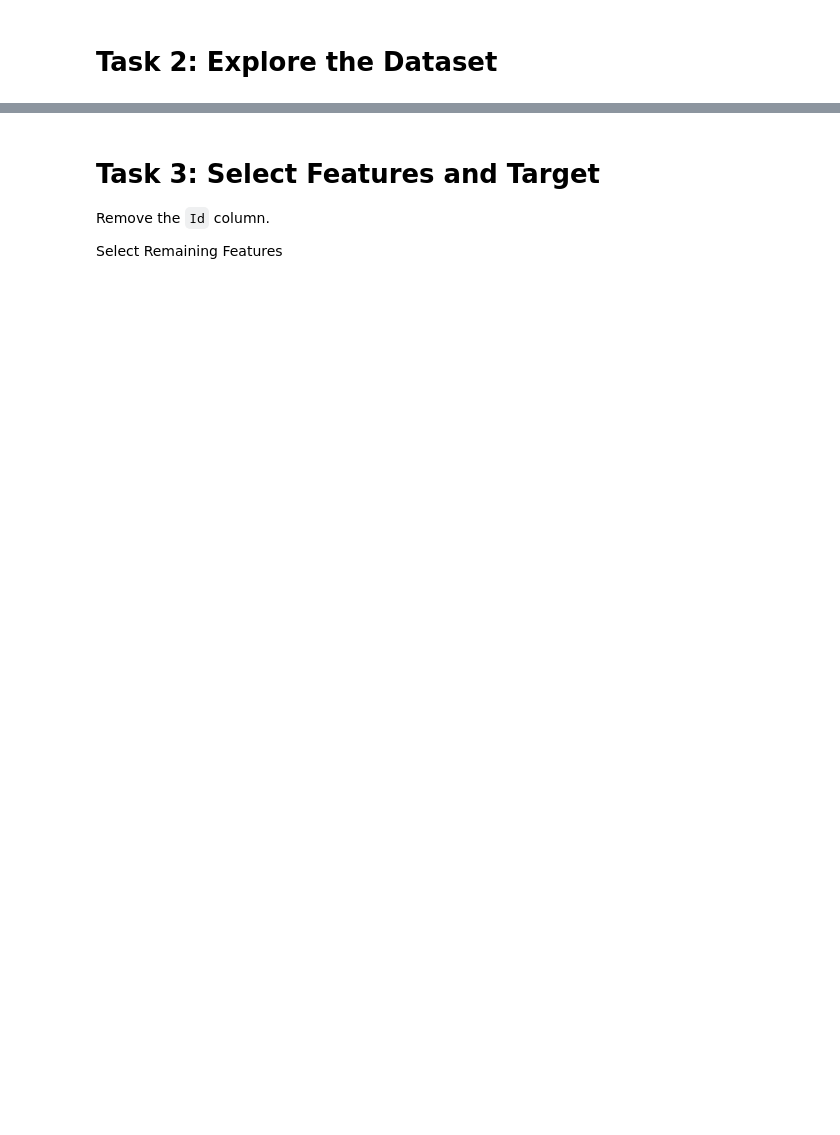
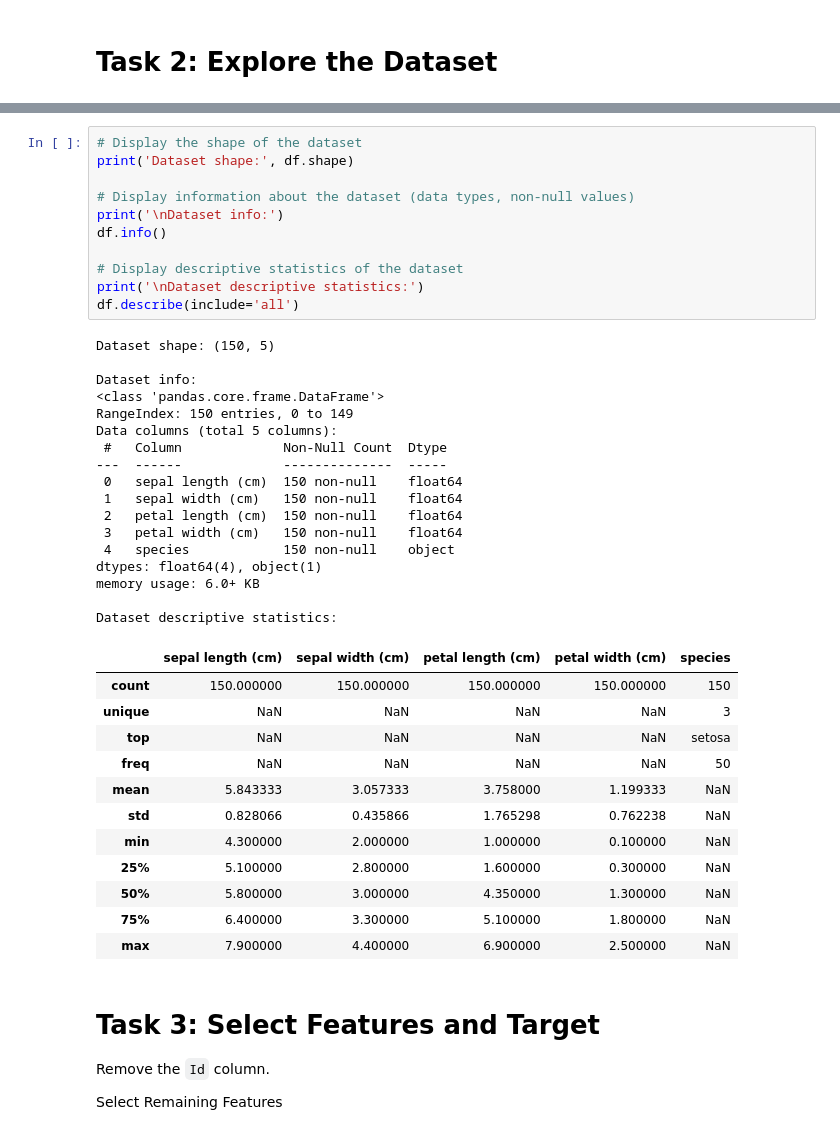
Before and after one commit to Taniya1701/CSL701-CS06_Machine-Learning-Lab, a Jupyter notebook: Experiments and Mini-Project/ML_Experiment_6.ipynb, the cells around one changed output, grey strips where cells are left out. Drawn from its saved outputs; the diff is of its cells as text; blank space fills up the shorter version.

```diff
--- a/Experiments and Mini-Project/ML_Experiment_6.ipynb
+++ b/Experiments and Mini-Project/ML_Experiment_6.ipynb
@@ -178,3 +106,44 @@ Name: count, dtype: int64
+# %%
+# Display the shape of the dataset
+print('Dataset shape:', df.shape)
+
+# Display information about the dataset (data types, non-null values)
+print('\nDataset info:')
+df.info()
+
+# Display descriptive statistics of the dataset
+print('\nDataset descriptive statistics:')
+df.describe(include='all')
+# %% [output]
+Dataset shape: (150, 5)
+
+Dataset info:
+<class 'pandas.core.frame.DataFrame'>
+RangeIndex: 150 entries, 0 to 149
+Data columns (total 5 columns):
+ #   Column             Non-Null Count  Dtype
+---  ------             --------------  -----
+ 0   sepal length (cm)  150 non-null    float64
+ 1   sepal width (cm)   150 non-null    float64
+ 2   petal length (cm)  150 non-null    float64
+ 3   petal width (cm)   150 non-null    float64
+ 4   species            150 non-null    object
+dtypes: float64(4), object(1)
+memory usage: 6.0+ KB
+
+Dataset descriptive statistics:
+|  | sepal length (cm) | sepal width (cm) | petal length (cm) | petal width (cm) | species |
+| count | 150.000000 | 150.000000 | 150.000000 | 150.000000 | 150 |
+| unique | NaN | NaN | NaN | NaN | 3 |
+| top | NaN | NaN | NaN | NaN | setosa |
+| freq | NaN | NaN | NaN | NaN | 50 |
+| mean | 5.843333 | 3.057333 | 3.758000 | 1.199333 | NaN |
+| std | 0.828066 | 0.435866 | 1.765298 | 0.762238 | NaN |
+| min | 4.300000 | 2.000000 | 1.000000 | 0.100000 | NaN |
+| 25% | 5.100000 | 2.800000 | 1.600000 | 0.300000 | NaN |
+| 50% | 5.800000 | 3.000000 | 4.350000 | 1.300000 | NaN |
+| 75% | 6.400000 | 3.300000 | 5.100000 | 1.800000 | NaN |
+| max | 7.900000 | 4.400000 | 6.900000 | 2.500000 | NaN |
 # %% [markdown]
 # Task 3: Select Features and Target
 
```
Also changed, not shown: parts of 17 cells of this notebook.
